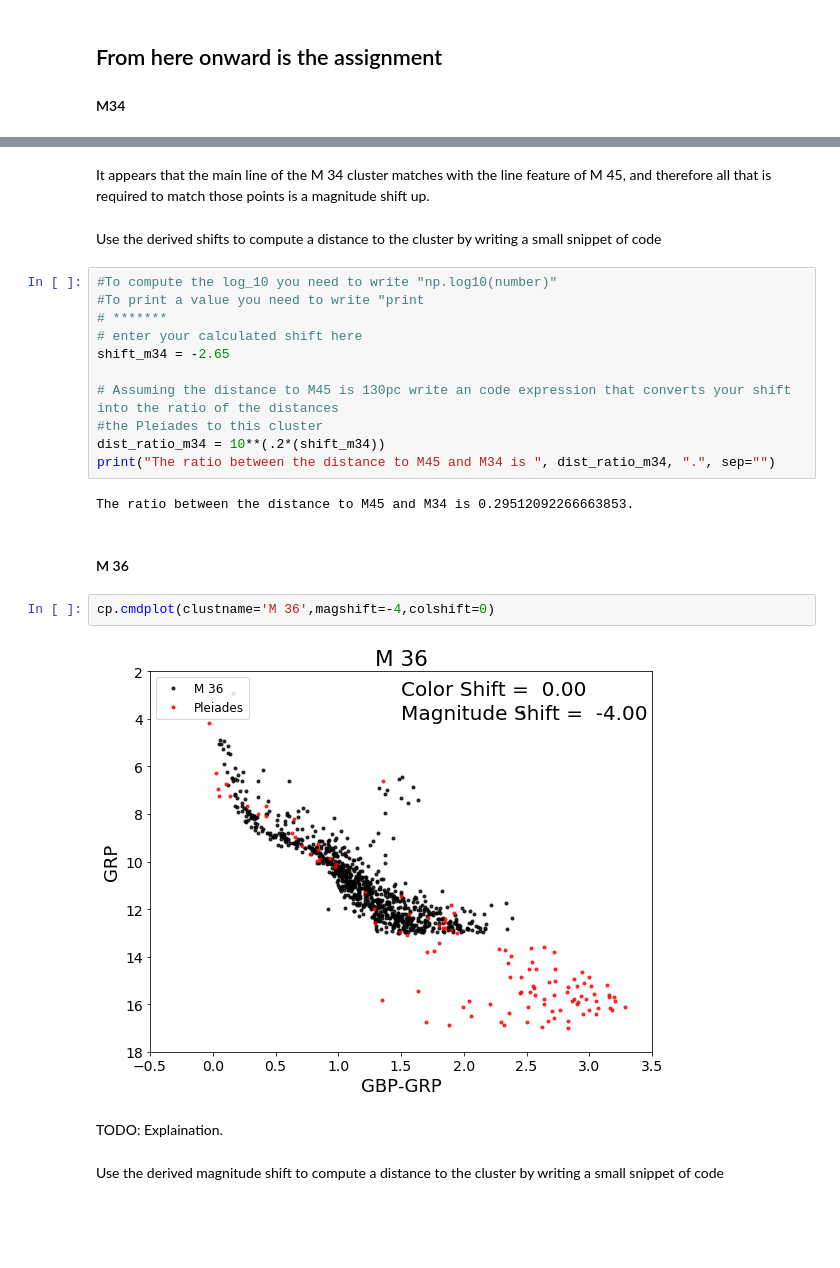
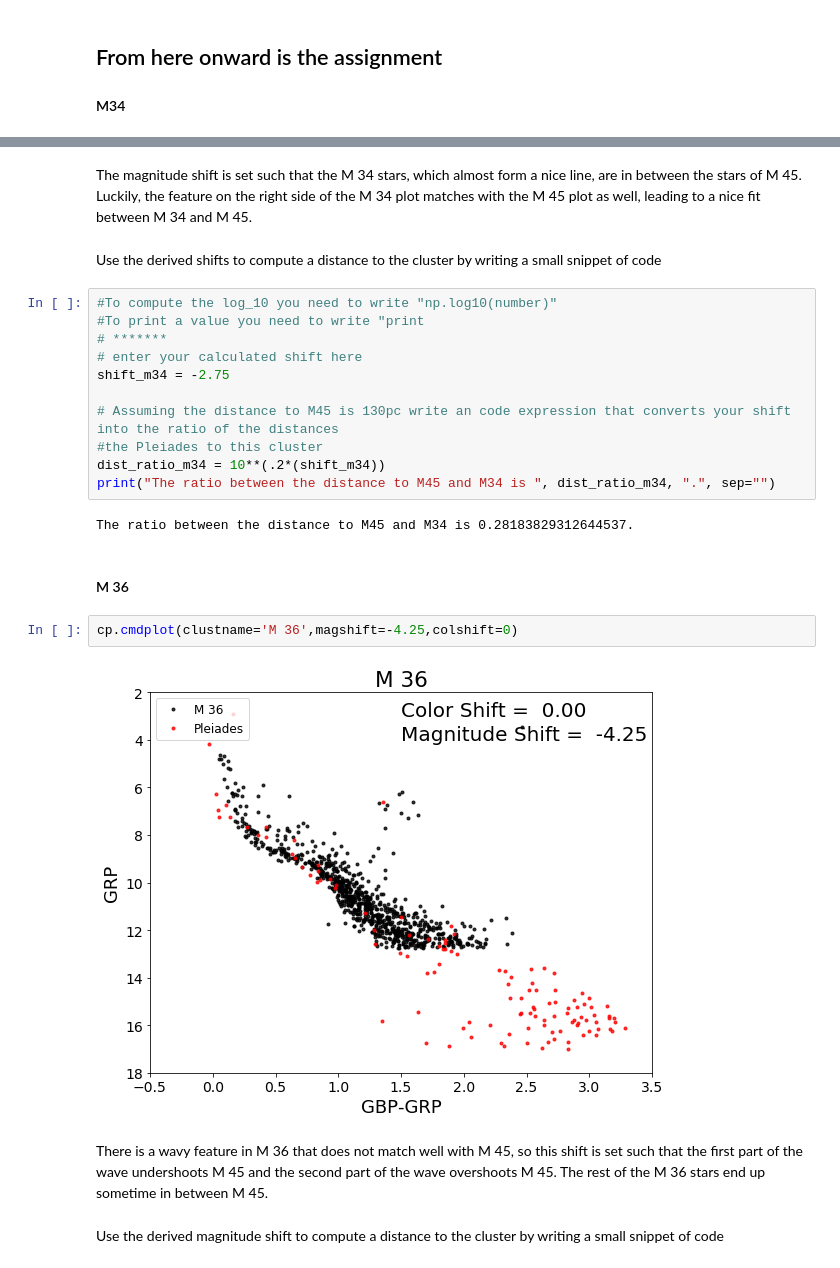
Before and after one commit to ThomasGartman/ASTR596_HW2, a Jupyter notebook: cluster_plot_student.ipynb, the cells around one changed output, grey strips where cells are left out. Cells and saved outputs as stored; diff of their text form; blank space fills up the shorter version.

```diff
--- a/cluster_plot_student.ipynb
+++ b/cluster_plot_student.ipynb
@@ -46,5 +46,5 @@ cp.cmdplot(clustname='M 34',magshift=-2.65,colshift=0)
-# %% [markdown]
-It appears that the main line of the M 34 cluster matches with the line feature of M 45, and therefore all that is required to match those points is a magnitude shift up.
+# %% [markdown]
+The magnitude shift is set such that the M 34 stars, which almost form a nice line, are in between the stars of M 45. Luckily, the feature on the right side of the M 34 plot matches with the M 45 plot as well, leading to a nice fit between M 34 and M 45.
 # %% [markdown]
 Use the derived shifts to compute a distance to the cluster by writing a small snippet of code
 # %%
@@ -52,22 +52,22 @@ Use the derived shifts to compute a distance to the cluster by writing a small s
 #To print a value you need to write "print
 # *******
 # enter your calculated shift here
-shift_m34 = -2.65
+shift_m34 = -2.75
 
 # Assuming the distance to M45 is 130pc write an code expression that converts your shift into the ratio of the distances
 #the Pleiades to this cluster
 dist_ratio_m34 = 10**(.2*(shift_m34))
 print("The ratio between the distance to M45 and M34 is ", dist_ratio_m34, ".", sep="")
 # %% [output]
-The ratio between the distance to M45 and M34 is 0.29512092266663853.
+The ratio between the distance to M45 and M34 is 0.28183829312644537.
 # %% [markdown]
 #### M 36
 # %%
-cp.cmdplot(clustname='M 36',magshift=-4,colshift=0)
+cp.cmdplot(clustname='M 36',magshift=-4.25,colshift=0)
 # %% [output]
-[figure, old version]
+[figure, new version]
-# %% [markdown]
-TODO: Explaination.
+# %% [markdown]
+There is a wavy feature in M 36 that does not match well with M 45, so this shift is set such that the first part of the wave undershoots M 45 and the second part of the wave overshoots M 45. The rest of the M 36 stars end up sometime in between M 45.
 # %% [markdown]
 Use the derived magnitude shift to compute a distance to the cluster by writing a small snippet of code
 # %%
```
Also changed, not shown: parts of 17 cells of this notebook.
